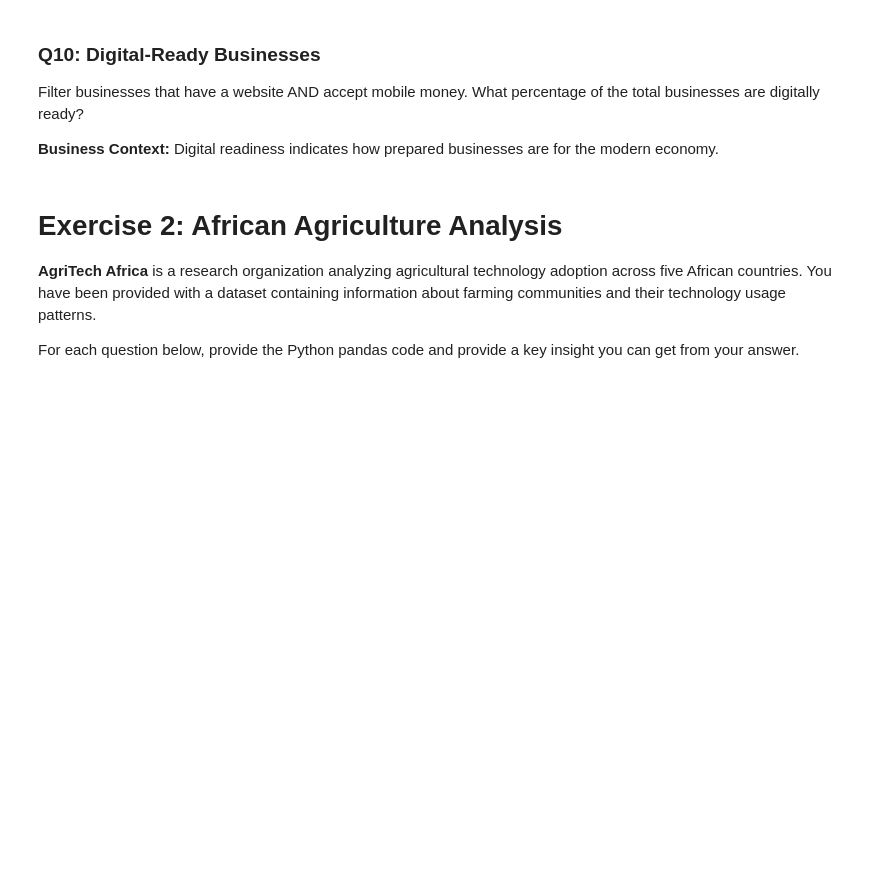
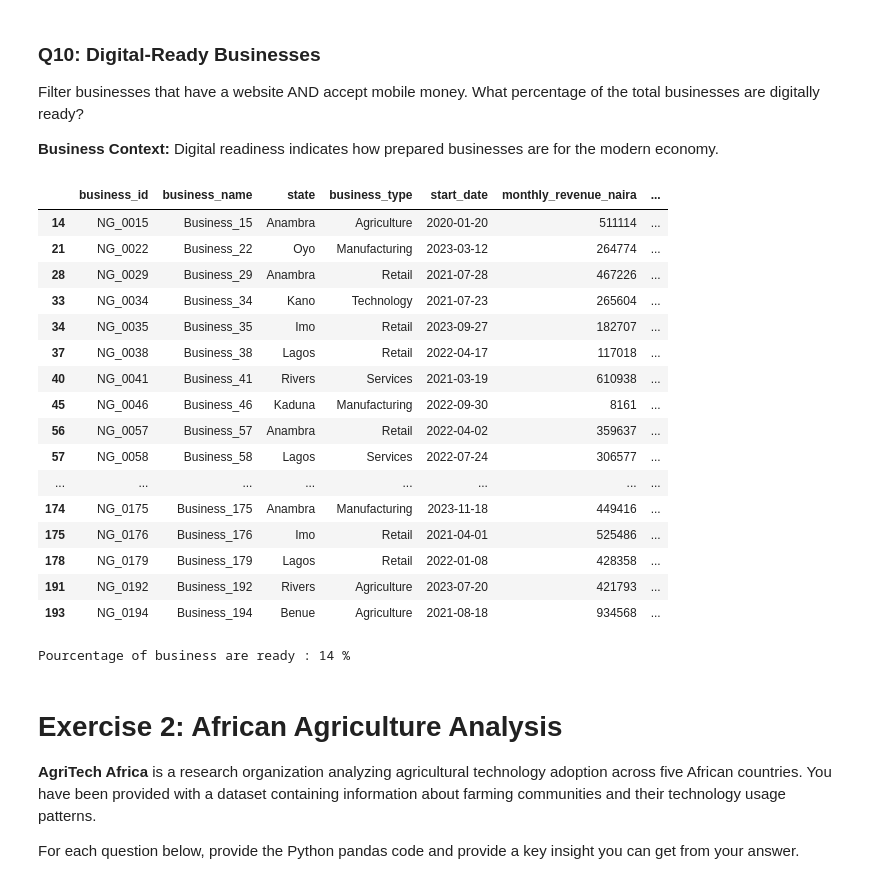
Before and after one commit to lekoundanmgedeon/data-preprocessing-daily-reports, a Jupyter notebook: assignements/A1_data_prep/Assignment_01.ipynb, the cells around one changed output. Saved outputs shown, nothing was run; the diff lists cells and outputs as text; code cells hidden in the pictures; blank space fills up the shorter version.

```diff
--- a/assignements/A1_data_prep/Assignment_01.ipynb
+++ b/assignements/A1_data_prep/Assignment_01.ipynb
@@ -267,6 +277,34 @@ Filter businesses that have 10 or more employees. Calculate the average monthly
 Filter businesses that have a website AND accept mobile money. What percentage of the total businesses are digitally ready?
 
 **Business Context:** Digital readiness indicates how prepared businesses are for the modern economy.
+# %%
+digital_ready_business_filter = naija_business_data[ (naija_business_data['accepts_mobile_money']==True) & (naija_business_data['has_website']==True)]
+# %%
+digital_ready_business_filter
+# %% [output]
+|  | business_id | business_name | state | business_type | start_date | monthly_revenue_naira | ... |
+| 14 | NG_0015 | Business_15 | Anambra | Agriculture | 2020-01-20 | 511114 | ... |
+| 21 | NG_0022 | Business_22 | Oyo | Manufacturing | 2023-03-12 | 264774 | ... |
+| 28 | NG_0029 | Business_29 | Anambra | Retail | 2021-07-28 | 467226 | ... |
+| 33 | NG_0034 | Business_34 | Kano | Technology | 2021-07-23 | 265604 | ... |
+| 34 | NG_0035 | Business_35 | Imo | Retail | 2023-09-27 | 182707 | ... |
+| 37 | NG_0038 | Business_38 | Lagos | Retail | 2022-04-17 | 117018 | ... |
+| 40 | NG_0041 | Business_41 | Rivers | Services | 2021-03-19 | 610938 | ... |
+| 45 | NG_0046 | Business_46 | Kaduna | Manufacturing | 2022-09-30 | 8161 | ... |
+| 56 | NG_0057 | Business_57 | Anambra | Retail | 2022-04-02 | 359637 | ... |
+| 57 | NG_0058 | Business_58 | Lagos | Services | 2022-07-24 | 306577 | ... |
+| ... | ... | ... | ... | ... | ... | ... | ... |
+| 174 | NG_0175 | Business_175 | Anambra | Manufacturing | 2023-11-18 | 449416 | ... |
+| 175 | NG_0176 | Business_176 | Imo | Retail | 2021-04-01 | 525486 | ... |
+| 178 | NG_0179 | Business_179 | Lagos | Retail | 2022-01-08 | 428358 | ... |
+| 191 | NG_0192 | Business_192 | Rivers | Agriculture | 2023-07-20 | 421793 | ... |
+| 193 | NG_0194 | Business_194 | Benue | Agriculture | 2021-08-18 | 934568 | ... |
+# %%
+percentage_ready = (len(digital_ready_business_filter) / len(naija_business_data)) * 100
+
+print("Pourcentage of business are ready :", round(percentage_ready, 2), "%")
+# %% [output]
+Pourcentage of business are ready : 14 %
 # %% [markdown]
 # Exercise 2: African Agriculture Analysis
 
```
Also changed, not shown: parts of 3 cells of this notebook, 1 other file.
